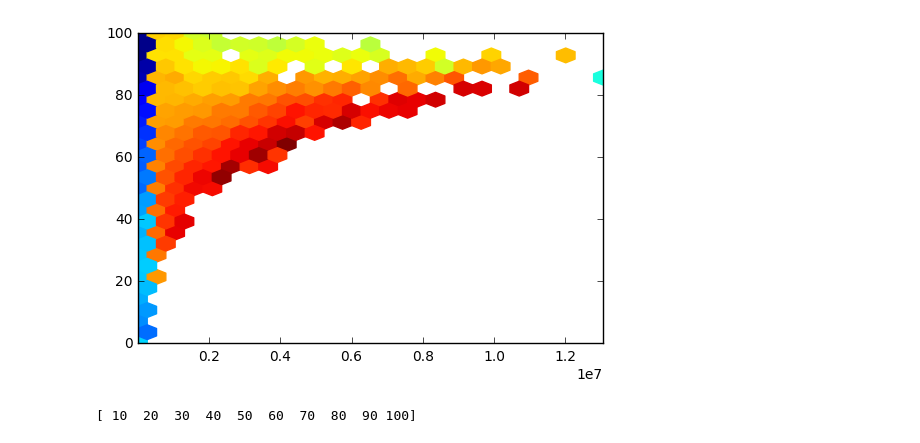
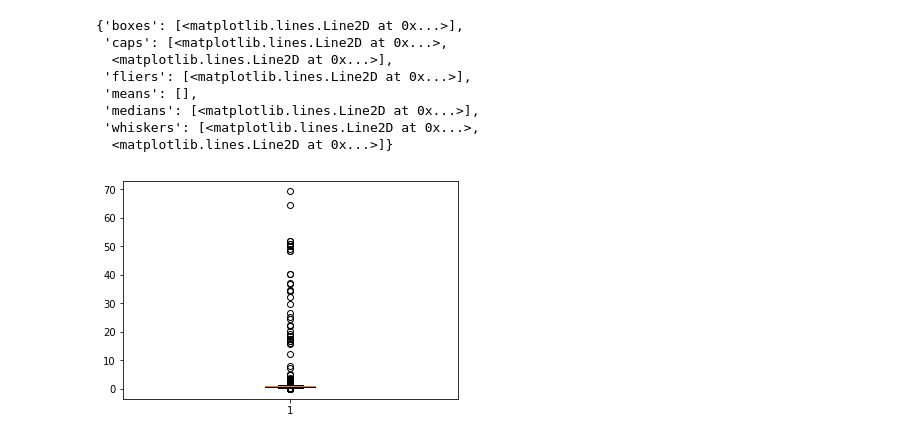
Before and after one commit to earissola/research, a Jupyter notebook: notebooks/rebuildPostingLatency.ipynb, the cells around one changed output. Cells and saved outputs as stored; diff of their text form; code cells hidden in the pictures.

```diff
--- a/notebooks/rebuildPostingLatency.ipynb
+++ b/notebooks/rebuildPostingLatency.ipynb
@@ -109,14 +109,21 @@ PLML Mean Win/Lose(Row)  10%    20%     30%     40%     50%     60%     70%
-# %%
-#print inputData.dtypes
-onesOverListLenght = (inputData['#Ones'] / inputData['DF']) * 100
-onesOverListLenght = onesOverListLenght.round().astype("uint32")
-figure, ax = plt.subplots()
-
-ax.hexbin(inputData['DF'], onesOverListLenght, winLoseRatio, gridsize=25)
-plt.show()
-# %% [output]
-[figure, removed]
-# %%
-proportionBins
-# %% [output]
-[ 10  20  30  40  50  60  70  80  90 100]
+# %%
+data = []
+data.append(np.array(inputData[inputData['DF'] < logBins[0]]['winLoseRatio']))
+#data.append(np.array(inputData[(inputData['DF'] < logBins[1] && inputData[inputData['DF'] >= logBins[0]])]['winLoseRatio']))
+#data.append(np.array(inputData[inputData['DF'] < logBins[2]]['winLoseRatio']))
+#data.append(np.array(inputData[inputData['DF'] < logBins[3]]['winLoseRatio']))
+#data.append(np.array(inputData[inputData['DF'] < logBins[4]]['winLoseRatio']))
+#data.append(np.array(inputData[inputData['DF'] < logBins[5]]['winLoseRatio']))
+
+figure, ax = plt.subplots()
+ax.boxplot(data)
+# %% [output]
+{'boxes': [<matplotlib.lines.Line2D at 0x...>],
+ 'caps': [<matplotlib.lines.Line2D at 0x...>,
+  <matplotlib.lines.Line2D at 0x...>],
+ 'fliers': [<matplotlib.lines.Line2D at 0x...>],
+ 'means': [],
+ 'medians': [<matplotlib.lines.Line2D at 0x...>],
+ 'whiskers': [<matplotlib.lines.Line2D at 0x...>,
+  <matplotlib.lines.Line2D at 0x...>]}
+[figure, added]
```
Also changed, not shown: parts of 8 cells of this notebook, 2 other files.
